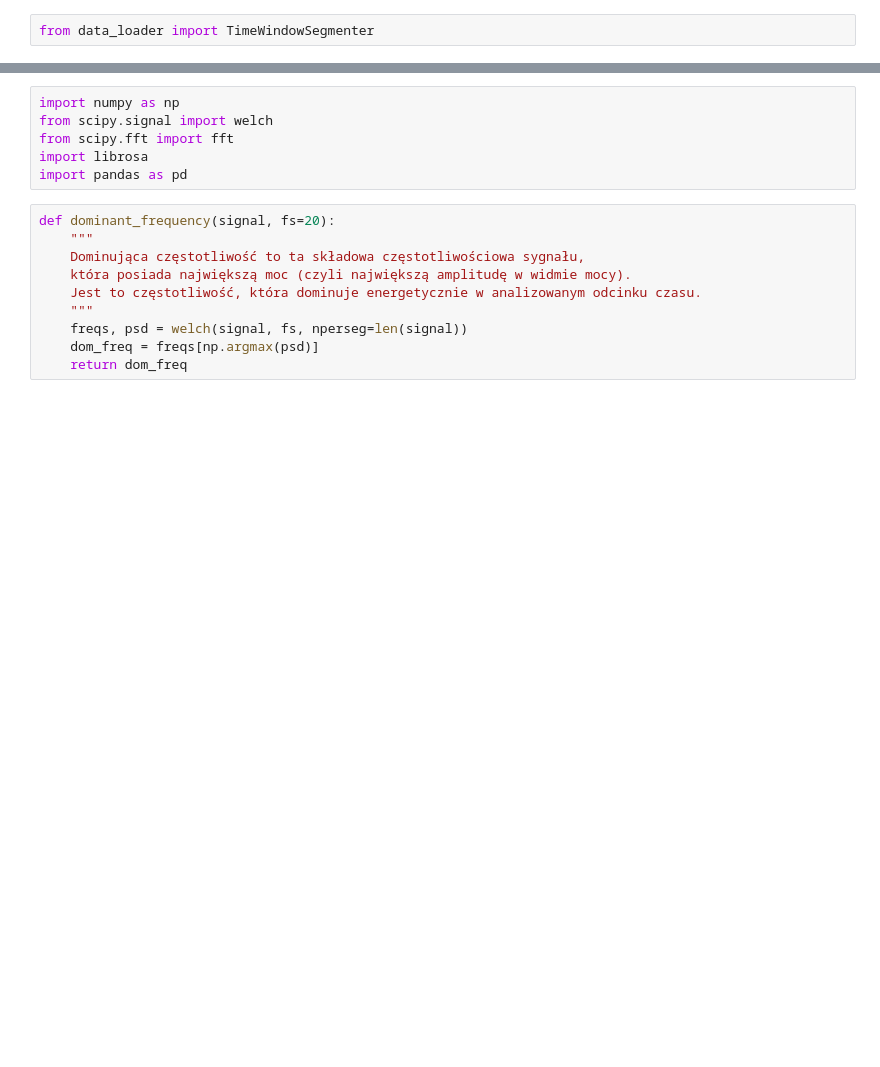
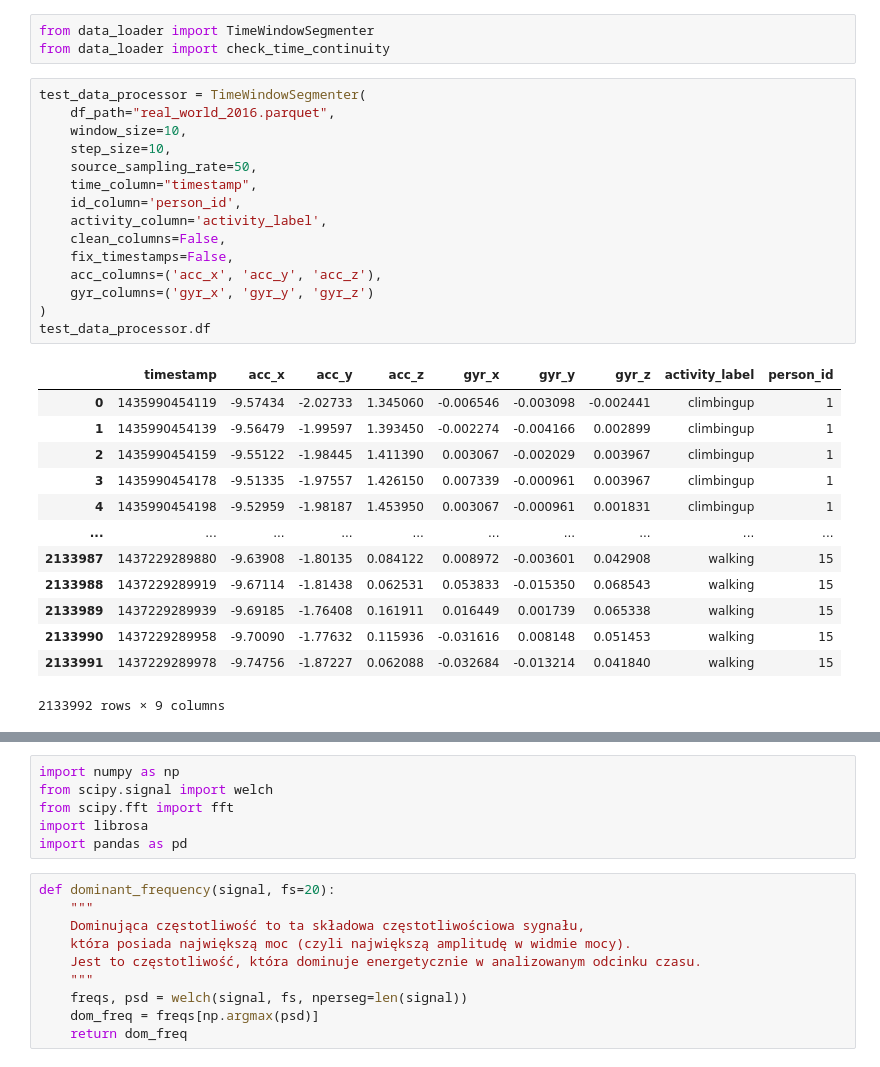
Before and after one commit to MetaMotionPPWID/metamotion-ml, a Jupyter notebook: data_loader/freq_params.ipynb, the cells around one changed output, grey strips where cells are left out. Drawn from its saved outputs; the diff is of its cells as text; blank space fills up the shorter version.

```diff
--- a/data_loader/freq_params.ipynb
+++ b/data_loader/freq_params.ipynb
@@ -1,2 +1,32 @@
 # %%
 from data_loader import TimeWindowSegmenter
+from data_loader import check_time_continuity
+# %%
+test_data_processor = TimeWindowSegmenter(
+    df_path="real_world_2016.parquet",
+    window_size=10,
+    step_size=10,
+    source_sampling_rate=50,
+    time_column="timestamp",
+    id_column='person_id',
+    activity_column='activity_label',
+    clean_columns=False,
+    fix_timestamps=False,
+    acc_columns=('acc_x', 'acc_y', 'acc_z'),
+    gyr_columns=('gyr_x', 'gyr_y', 'gyr_z')
+)
+test_data_processor.df
+# %% [output]
+|  | timestamp | acc_x | acc_y | acc_z | gyr_x | gyr_y | gyr_z | activity_label | person_id |
+| 0 | 1435990454119 | -9.57434 | -2.02733 | 1.345060 | -0.006546 | -0.003098 | -0.002441 | climbingup | 1 |
+| 1 | 1435990454139 | -9.56479 | -1.99597 | 1.393450 | -0.002274 | -0.004166 | 0.002899 | climbingup | 1 |
+| 2 | 1435990454159 | -9.55122 | -1.98445 | 1.411390 | 0.003067 | -0.002029 | 0.003967 | climbingup | 1 |
+| 3 | 1435990454178 | -9.51335 | -1.97557 | 1.426150 | 0.007339 | -0.000961 | 0.003967 | climbingup | 1 |
+| 4 | 1435990454198 | -9.52959 | -1.98187 | 1.453950 | 0.003067 | -0.000961 | 0.001831 | climbingup | 1 |
+| ... | ... | ... | ... | ... | ... | ... | ... | ... | ... |
+| 2133987 | 1437229289880 | -9.63908 | -1.80135 | 0.084122 | 0.008972 | -0.003601 | 0.042908 | walking | 15 |
+| 2133988 | 1437229289919 | -9.67114 | -1.81438 | 0.062531 | 0.053833 | -0.015350 | 0.068543 | walking | 15 |
+| 2133989 | 1437229289939 | -9.69185 | -1.76408 | 0.161911 | 0.016449 | 0.001739 | 0.065338 | walking | 15 |
+| 2133990 | 1437229289958 | -9.70090 | -1.77632 | 0.115936 | -0.031616 | 0.008148 | 0.051453 | walking | 15 |
+| 2133991 | 1437229289978 | -9.74756 | -1.87227 | 0.062088 | -0.032684 | -0.013214 | 0.041840 | walking | 15 |
+2133992 rows × 9 columns
```
Also changed, not shown: parts of 13 cells of this notebook, 2 other files.
